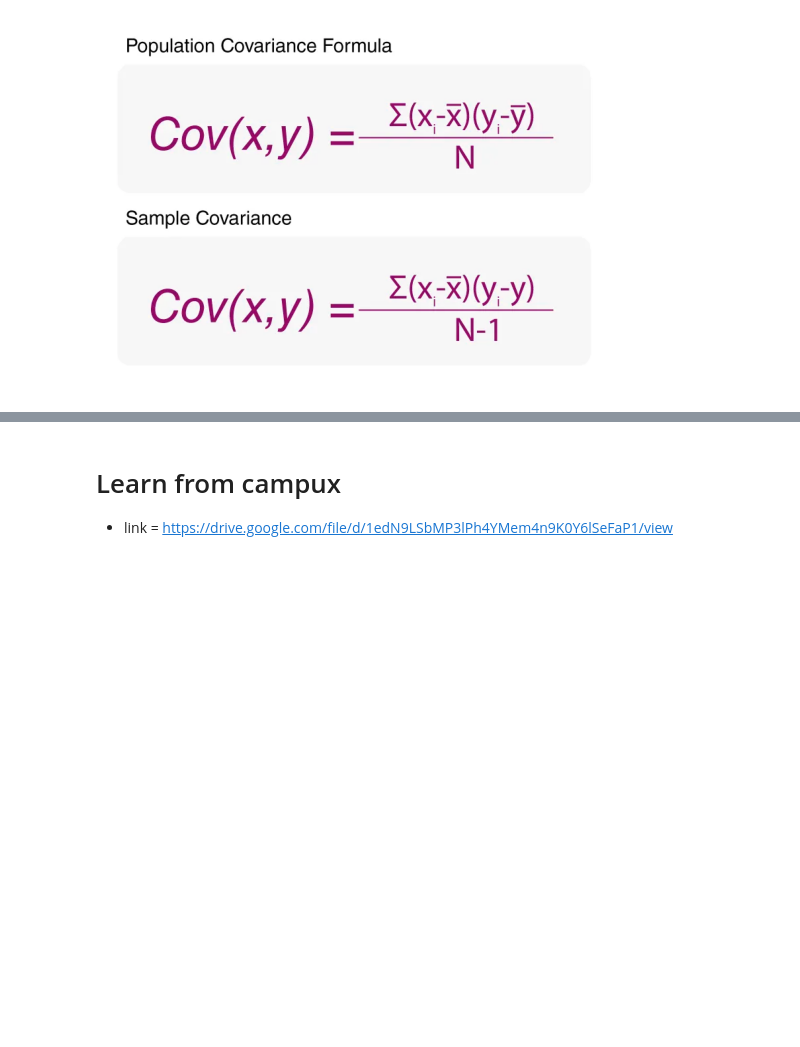
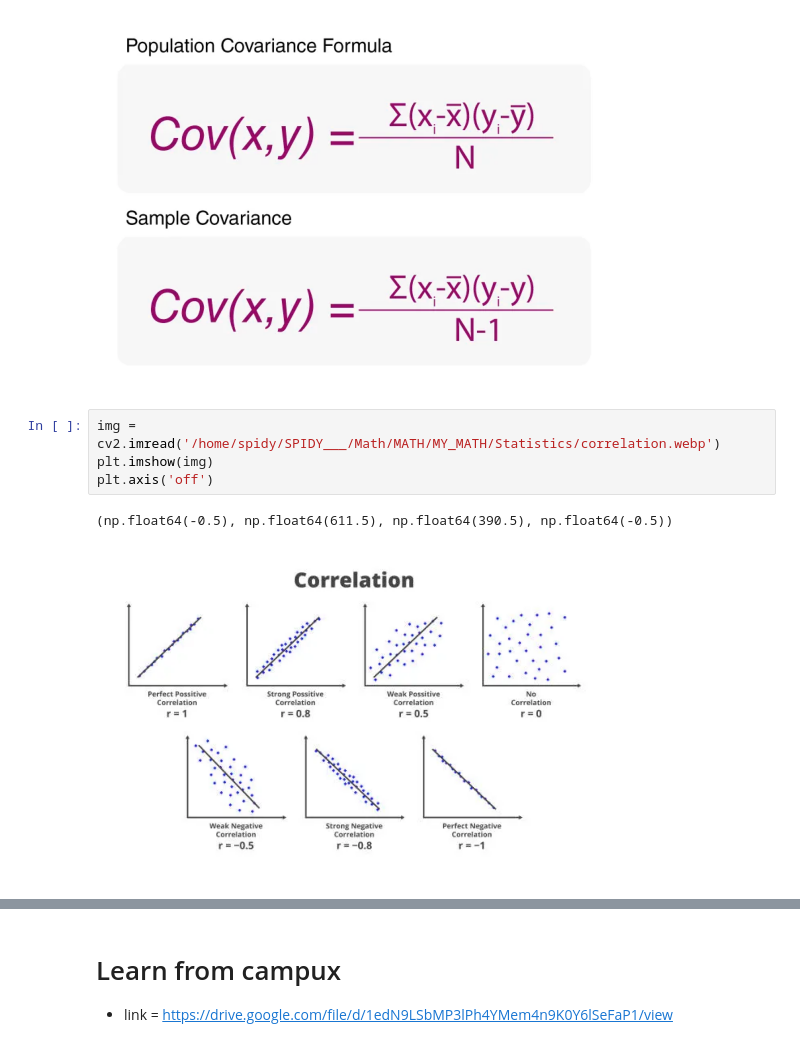
Before and after one commit to LAFFI01/MATH, a Jupyter notebook: MY_MATH/Statistics/02_Statistics.ipynb, the cells around one changed output, grey strips where cells are left out. Saved outputs shown, nothing was run; the diff lists cells and outputs as text; blank space fills up the shorter version.

Commit message:
Added correlation and multiple variable visulization

```diff
--- a/MY_MATH/Statistics/02_Statistics.ipynb
+++ b/MY_MATH/Statistics/02_Statistics.ipynb
@@ -775,3 +787,10 @@ plt.axis('off')
 # %% [output]
 (np.float64(-0.5), np.float64(749.5), np.float64(542.5), np.float64(-0.5))
 [figure]
+# %%
+img = cv2.imread('/home/spidy/SPIDY___/Math/MATH/MY_MATH/Statistics/correlation.webp')
+plt.imshow(img)
+plt.axis('off')
+# %% [output]
+(np.float64(-0.5), np.float64(611.5), np.float64(390.5), np.float64(-0.5))
+[figure, added]
```
Also changed, not shown: parts of 10 cells of this notebook, 2 other files.
